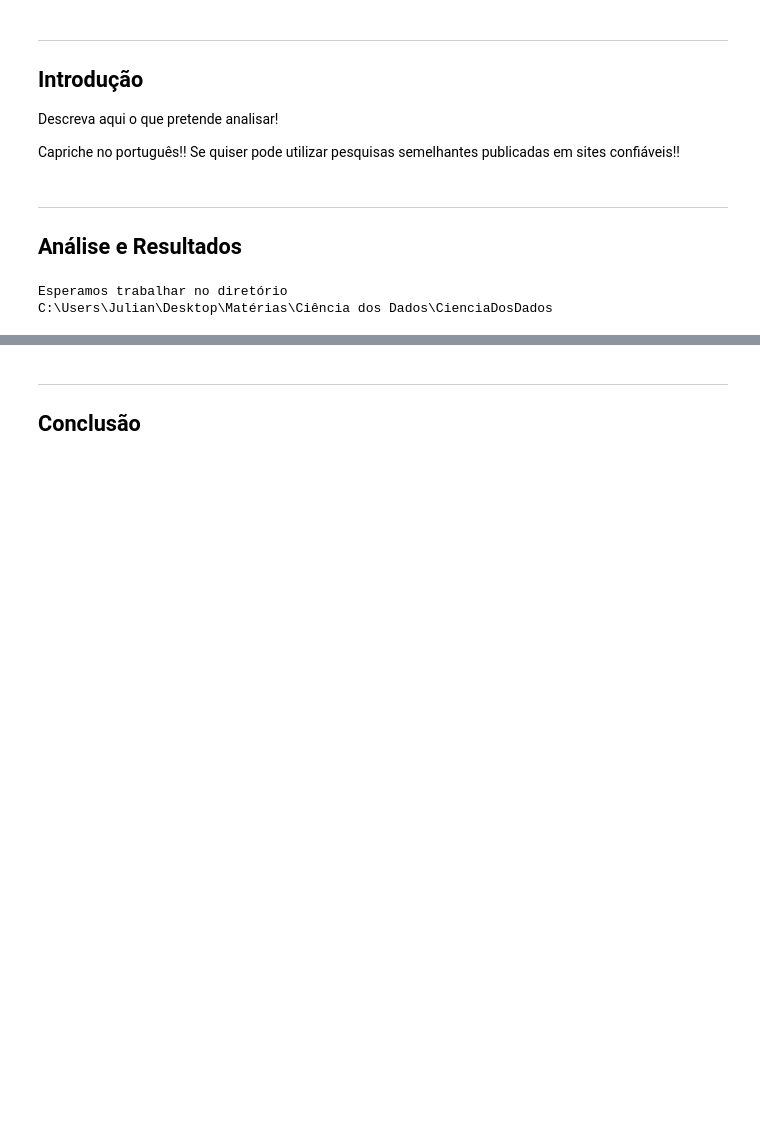
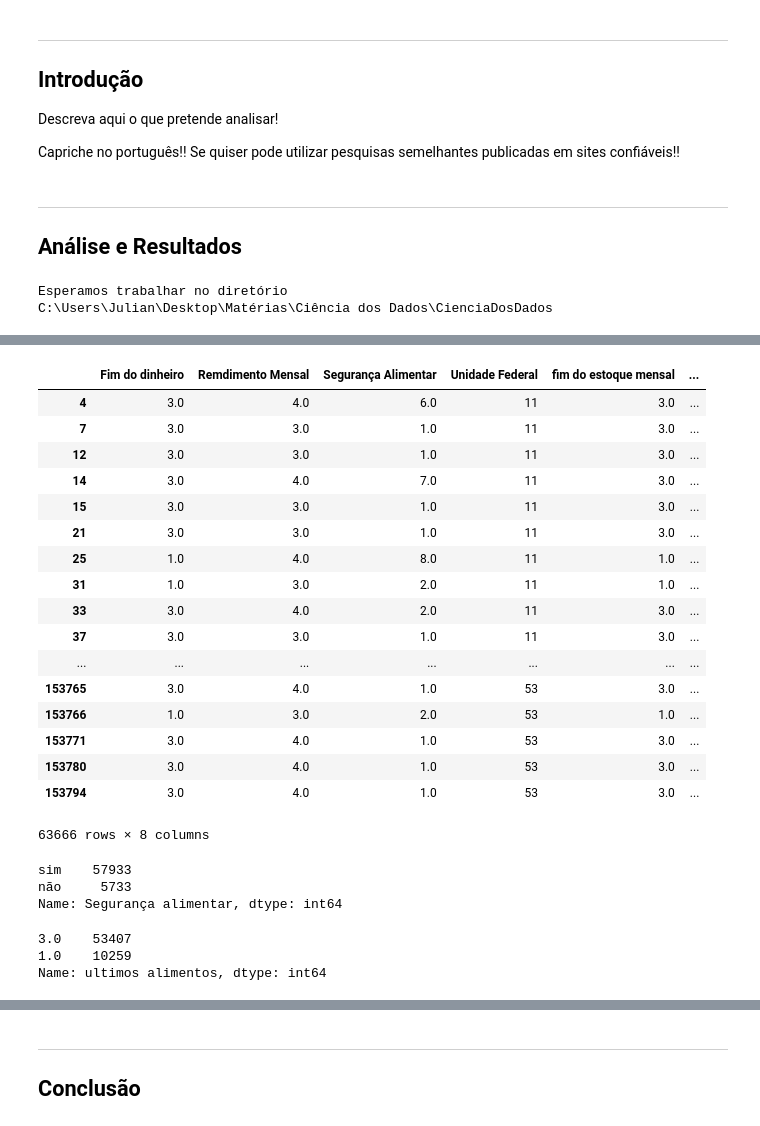
Before and after one commit to Juliano-Nassar/CienciaDosDados, a Jupyter notebook: Projeto1 Layout.ipynb, the cells around one changed output, grey strips where cells are left out. Cells and saved outputs as stored; diff of their text form; code cells hidden in the pictures; blank space fills up the shorter version.

```diff
--- a/Projeto1 Layout.ipynb
+++ b/Projeto1 Layout.ipynb
@@ -64,3 +64,55 @@ NewData
 | 153780 | 3.0 | 4.0 | 1.0 | 53 | 3.0 | ... |
 | 153794 | 3.0 | 4.0 | 1.0 | 53 | 3.0 | ... |
 63666 rows × 6 columns
+# %%
+def SegAlim(NewData):
+    if NewData['Segurança Alimentar']== 1 or NewData['Segurança Alimentar']== 2 or NewData['Segurança Alimentar']== 6 or NewData['Segurança Alimentar']== 7:
+        return 'sim'
+    else:
+        return 'não'
+
+def Region(NewData):
+    if NewData['Unidade Federal'] >= 11 and NewData['Unidade Federal'] <= 17:
+        return 'Norte'
+    if NewData['Unidade Federal'] >= 21 and NewData['Unidade Federal'] <= 29:
+        return 'Nordeste'
+    if NewData['Unidade Federal'] >= 31 and NewData['Unidade Federal'] <= 35:
+        return 'Sudeste'
+    if NewData['Unidade Federal'] >= 41 and NewData['Unidade Federal'] <= 43:
+        return 'Sul'
+    else:
+        return 'Centro-Oeste'
+NewData['Segurança alimentar'] = NewData.apply(SegAlim, axis=1)
+NewData['Região'] = NewData.apply(Region, axis=1)
+NewData
+# %% [output]
+|  | Fim do dinheiro | Remdimento Mensal | Segurança Alimentar | Unidade Federal | fim do estoque mensal | ... |
+| 4 | 3.0 | 4.0 | 6.0 | 11 | 3.0 | ... |
+| 7 | 3.0 | 3.0 | 1.0 | 11 | 3.0 | ... |
+| 12 | 3.0 | 3.0 | 1.0 | 11 | 3.0 | ... |
+| 14 | 3.0 | 4.0 | 7.0 | 11 | 3.0 | ... |
+| 15 | 3.0 | 3.0 | 1.0 | 11 | 3.0 | ... |
+| 21 | 3.0 | 3.0 | 1.0 | 11 | 3.0 | ... |
+| 25 | 1.0 | 4.0 | 8.0 | 11 | 1.0 | ... |
+| 31 | 1.0 | 3.0 | 2.0 | 11 | 1.0 | ... |
+| 33 | 3.0 | 4.0 | 2.0 | 11 | 3.0 | ... |
+| 37 | 3.0 | 3.0 | 1.0 | 11 | 3.0 | ... |
+| ... | ... | ... | ... | ... | ... | ... |
+| 153765 | 3.0 | 4.0 | 1.0 | 53 | 3.0 | ... |
+| 153766 | 1.0 | 3.0 | 2.0 | 53 | 1.0 | ... |
+| 153771 | 3.0 | 4.0 | 1.0 | 53 | 3.0 | ... |
+| 153780 | 3.0 | 4.0 | 1.0 | 53 | 3.0 | ... |
+| 153794 | 3.0 | 4.0 | 1.0 | 53 | 3.0 | ... |
+63666 rows × 8 columns
+# %%
+NewData['Segurança alimentar'].value_counts()
+# %% [output]
+sim    57933
+não     5733
+Name: Segurança alimentar, dtype: int64
+# %%
+NewData['ultimos alimentos'].value_counts()
+# %% [output]
+3.0    53407
+1.0    10259
+Name: ultimos alimentos, dtype: int64
```
Also changed, not shown: parts of 12 cells of this notebook, 2 other files.
